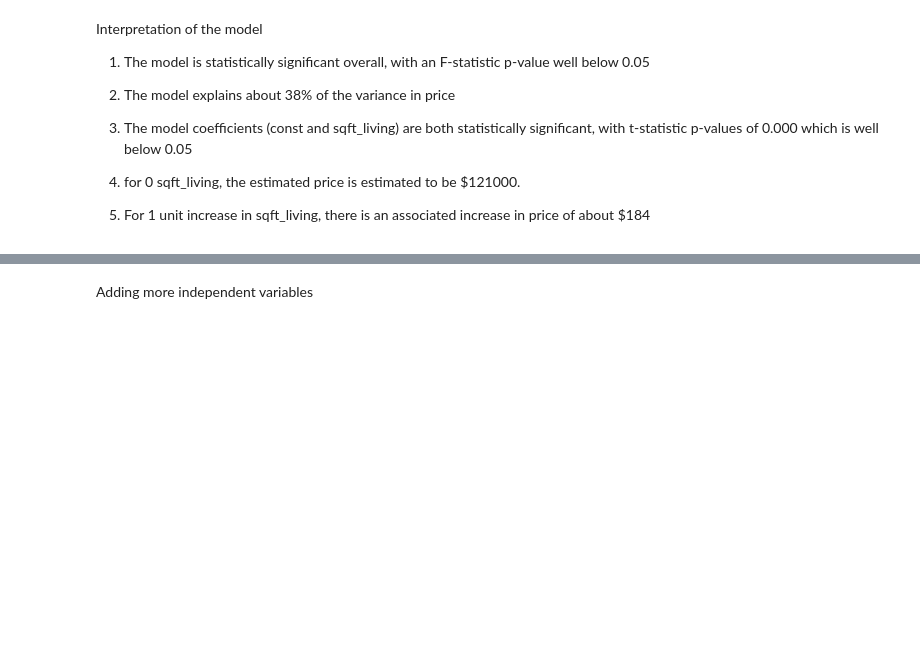
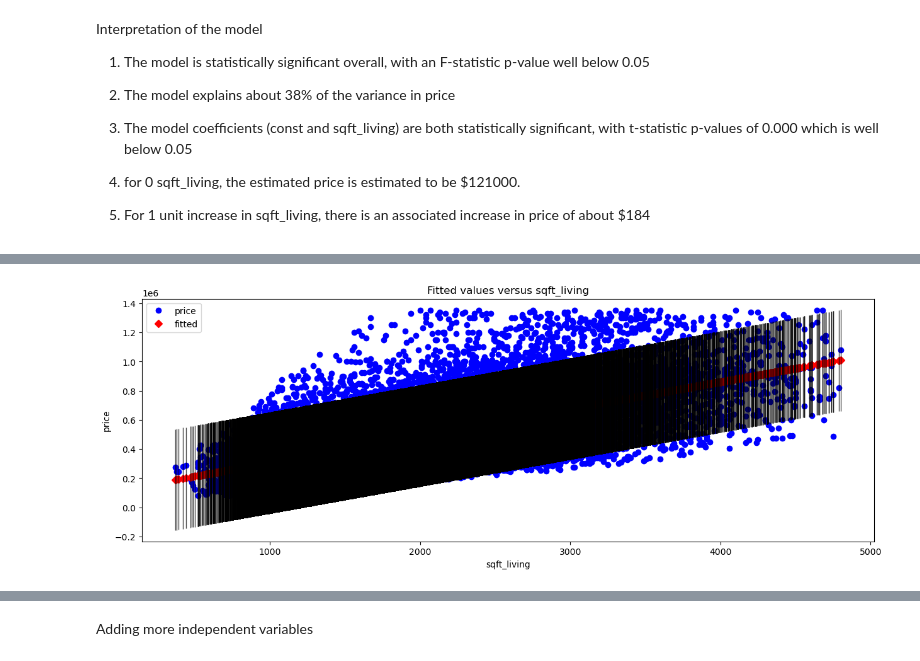
Before and after one commit to Chemami12/Phase2Project, a Jupyter notebook: student.ipynb, the cells around one changed output, grey strips where cells are left out. Drawn from its saved outputs; the diff is of its cells as text; code cells hidden in the pictures; blank space fills up the shorter version.

```diff
--- a/student.ipynb
+++ b/student.ipynb
@@ -433,0 +427,17 @@ Interpretation of the model
+# %%
+import statsmodels.api as sm
+
+x = data["sqft_living"]
+y = data["price"]
+
+x = sm.add_constant(x)
+
+model = sm.OLS(y, sm.add_constant(x))
+result = model.fit(method='pinv')
+results=model.fit
+result.summary()
+fig, ax = plt.subplots(figsize=(15,5))
+sm.graphics.plot_fit(result, "sqft_living", ax=ax)
+plt.show()
+# %% [output]
+[figure, added]
```
Also changed, not shown: parts of 4 cells of this notebook.
